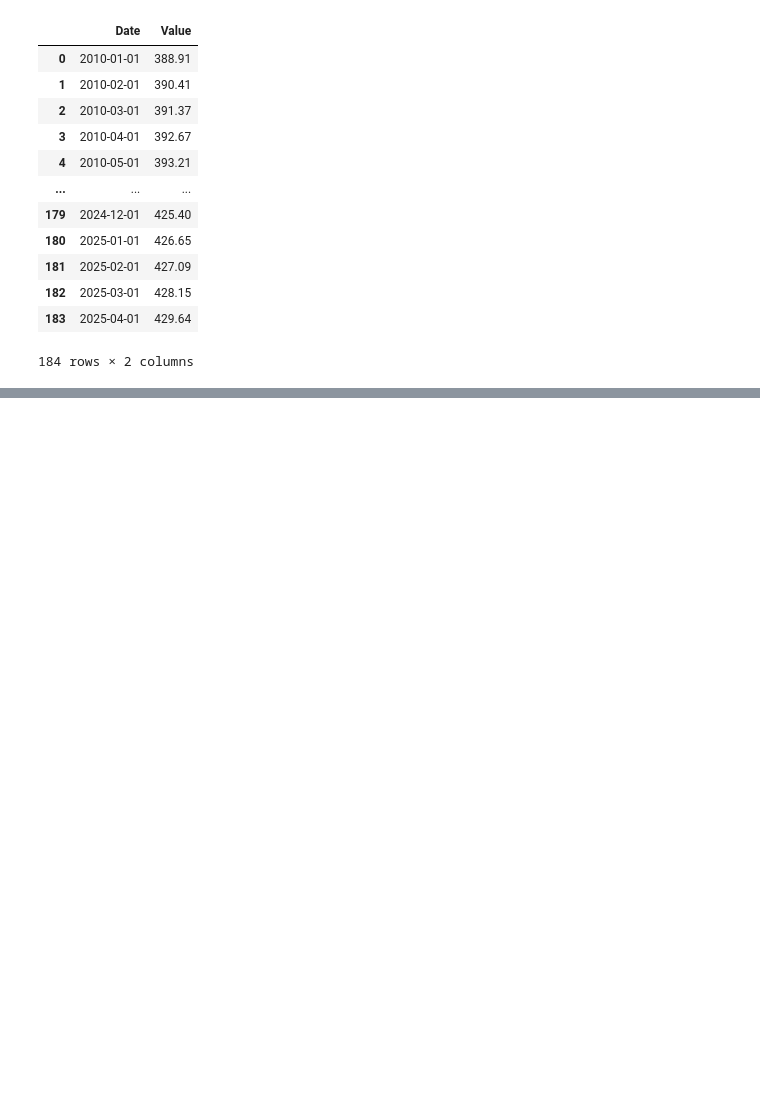
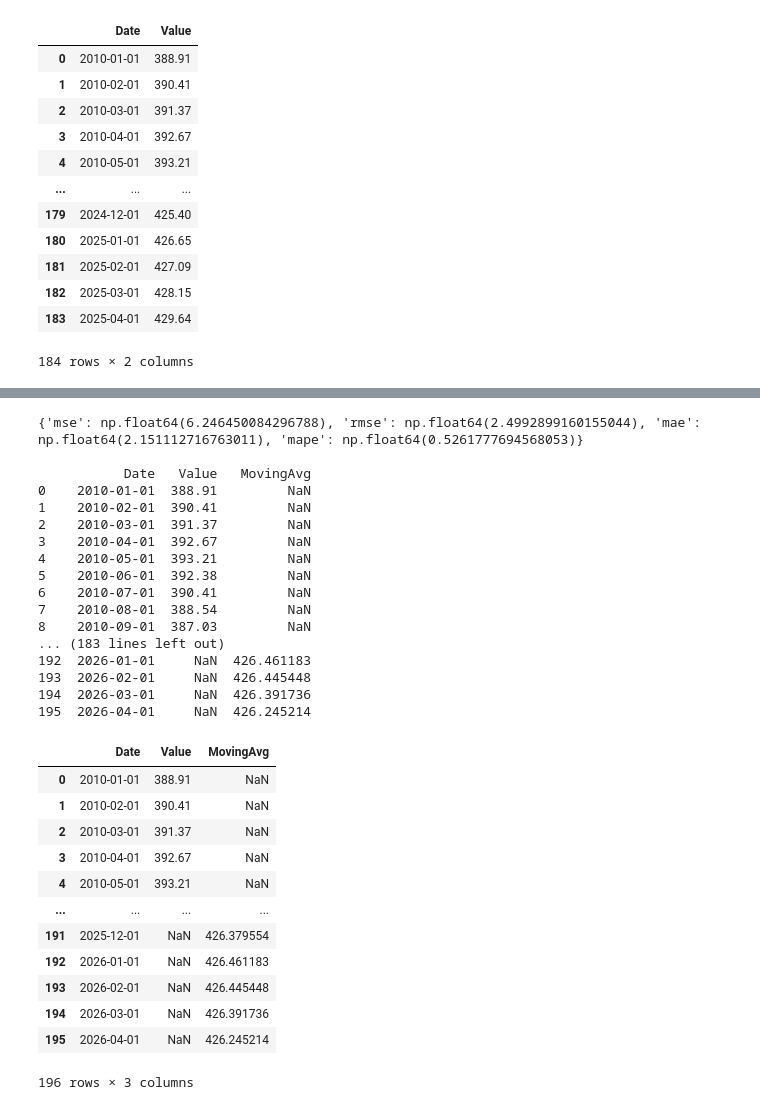
Before and after one commit to aLieexe/statistika-final-proj, a Jupyter notebook: src/prediction.ipynb, the cells around one changed output, grey strips where cells are left out. Drawn from its saved outputs; the diff is of its cells as text; code cells hidden in the pictures; blank space fills up the shorter version.

```diff
--- a/src/prediction.ipynb
+++ b/src/prediction.ipynb
@@ -150,0 +115,34 @@ print(extendedDf.to_string())
+# %%
+df = execMovingAvg(12)
+df
+# %% [output]
+{'mse': np.float64(6.246450084296788), 'rmse': np.float64(2.4992899160155044), 'mae': np.float64(2.151112716763011), 'mape': np.float64(0.5261777694568053)}
+
+           Date   Value   MovingAvg
+0    2010-01-01  388.91         NaN
+1    2010-02-01  390.41         NaN
+2    2010-03-01  391.37         NaN
+3    2010-04-01  392.67         NaN
+4    2010-05-01  393.21         NaN
+5    2010-06-01  392.38         NaN
+6    2010-07-01  390.41         NaN
+7    2010-08-01  388.54         NaN
+8    2010-09-01  387.03         NaN
+... (183 lines left out)
+192  2026-01-01     NaN  426.461183
+193  2026-02-01     NaN  426.445448
+194  2026-03-01     NaN  426.391736
+195  2026-04-01     NaN  426.245214
+|  | Date | Value | MovingAvg |
+| 0 | 2010-01-01 | 388.91 | NaN |
+| 1 | 2010-02-01 | 390.41 | NaN |
+| 2 | 2010-03-01 | 391.37 | NaN |
+| 3 | 2010-04-01 | 392.67 | NaN |
+| 4 | 2010-05-01 | 393.21 | NaN |
+| ... | ... | ... | ... |
+| 191 | 2025-12-01 | NaN | 426.379554 |
+| 192 | 2026-01-01 | NaN | 426.461183 |
+| 193 | 2026-02-01 | NaN | 426.445448 |
+| 194 | 2026-03-01 | NaN | 426.391736 |
+| 195 | 2026-04-01 | NaN | 426.245214 |
+196 rows × 3 columns
```
Also changed, not shown: parts of 6 cells of this notebook, 6 other files.
